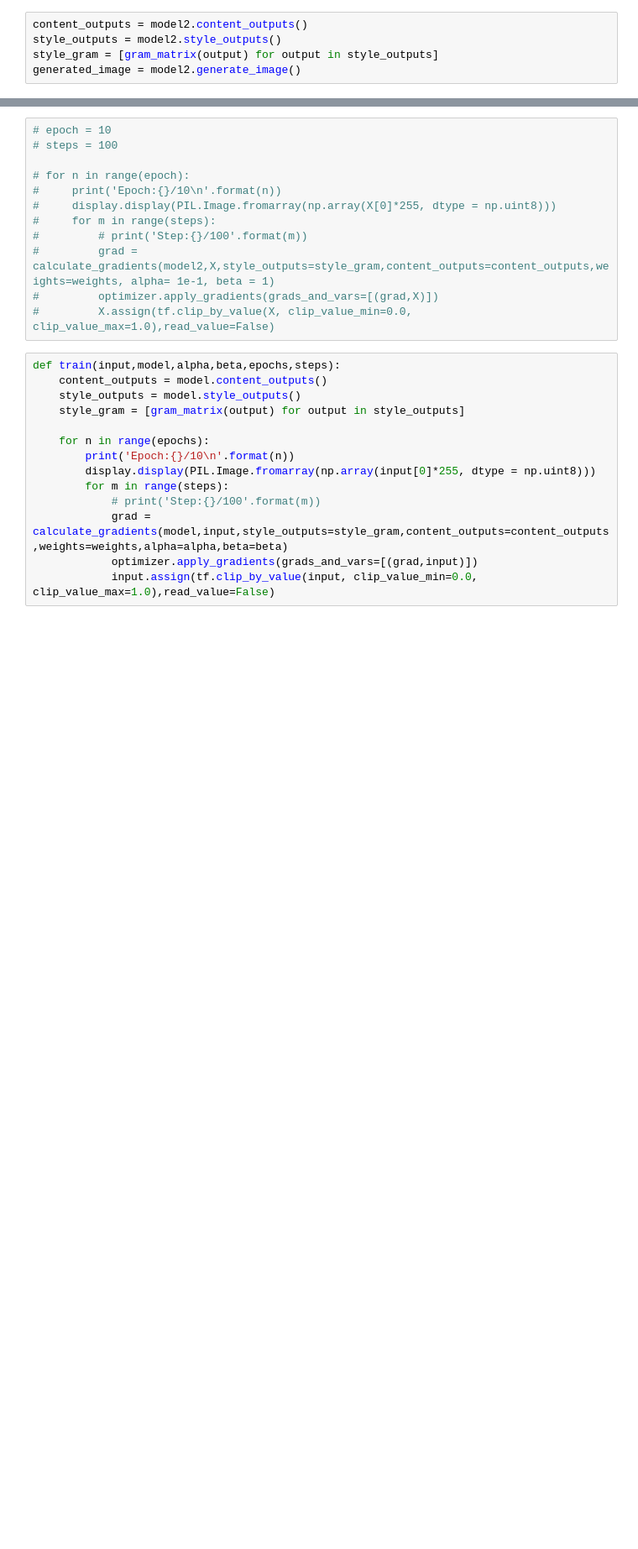
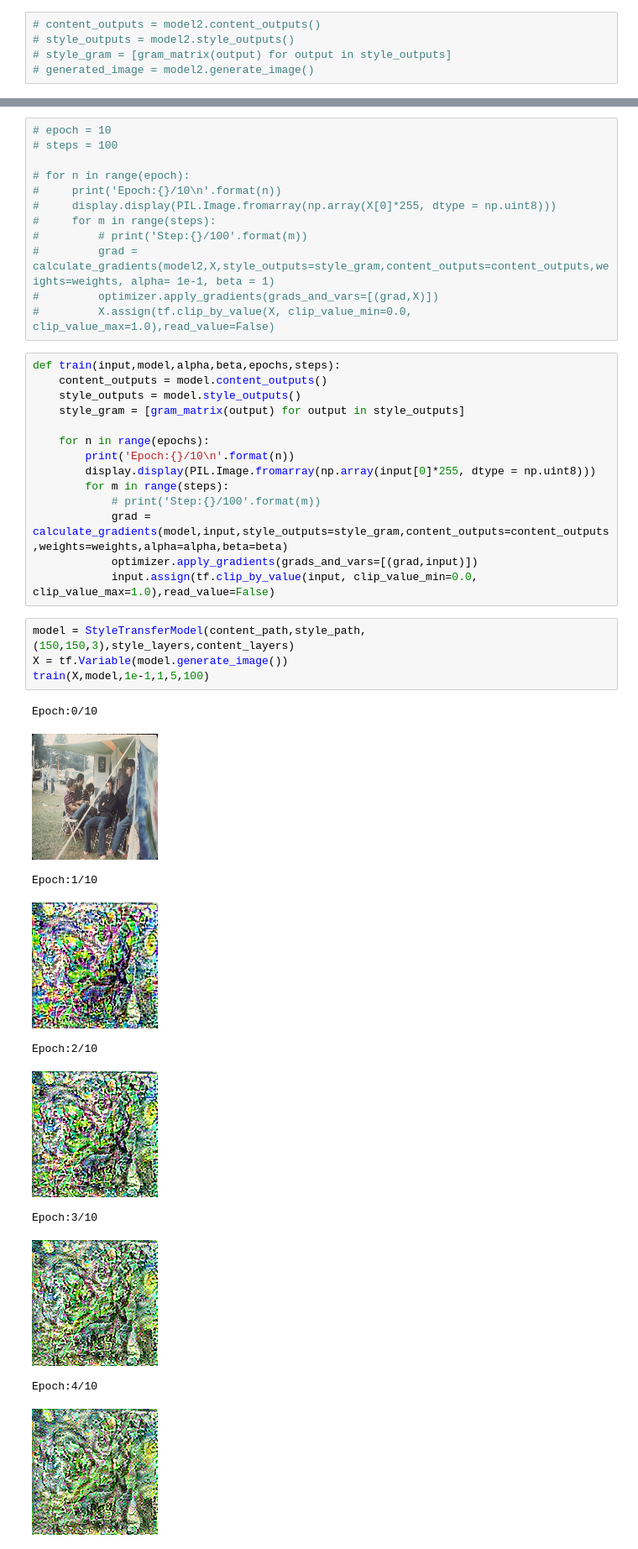
Before and after one commit to pjjajal/Neural-Style-Transfer, a Jupyter notebook: Neural Style Transfer.ipynb, the cells around one changed output, grey strips where cells are left out. Shown: that part at 84% size. Saved outputs shown, nothing was run; the diff lists cells and outputs as text; blank space fills up the shorter version.

```diff
--- a/Neural Style Transfer.ipynb
+++ b/Neural Style Transfer.ipynb
@@ -108,8 +108,8 @@ model2 = StyleTransferModel(content_path,style_path,(512,512,3),style_layers,con
 # %%
-content_outputs = model2.content_outputs()
-style_outputs = model2.style_outputs()
-style_gram = [gram_matrix(output) for output in style_outputs]
-generated_image = model2.generate_image()
+# content_outputs = model2.content_outputs()
+# style_outputs = model2.style_outputs()
+# style_gram = [gram_matrix(output) for output in style_outputs]
+# generated_image = model2.generate_image()
 # %%
 optimizer = tf.optimizers.Adam(learning_rate=0.02, beta_1=0.99, epsilon=1e-1)
 # %%
@@ -140,3 +140,18 @@ def train(input,model,alpha,beta,epochs,steps):
             grad = calculate_gradients(model,input,style_outputs=style_gram,content_outputs=content_outputs,weights=weights,alpha=alpha,beta=beta)
             optimizer.apply_gradients(grads_and_vars=[(grad,input)])
             input.assign(tf.clip_by_value(input, clip_value_min=0.0, clip_value_max=1.0),read_value=False)
+# %%
+model = StyleTransferModel(content_path,style_path,(150,150,3),style_layers,content_layers)
+X = tf.Variable(model.generate_image())
+train(X,model,1e-1,1,5,100)
+# %% [output]
+Epoch:0/10
+[figure, added]
+Epoch:1/10
+[figure, added]
+Epoch:2/10
+[figure, added]
+Epoch:3/10
+[figure, added]
+Epoch:4/10
+[figure, added]
```
Also changed, not shown: parts of 2 cells of this notebook.
